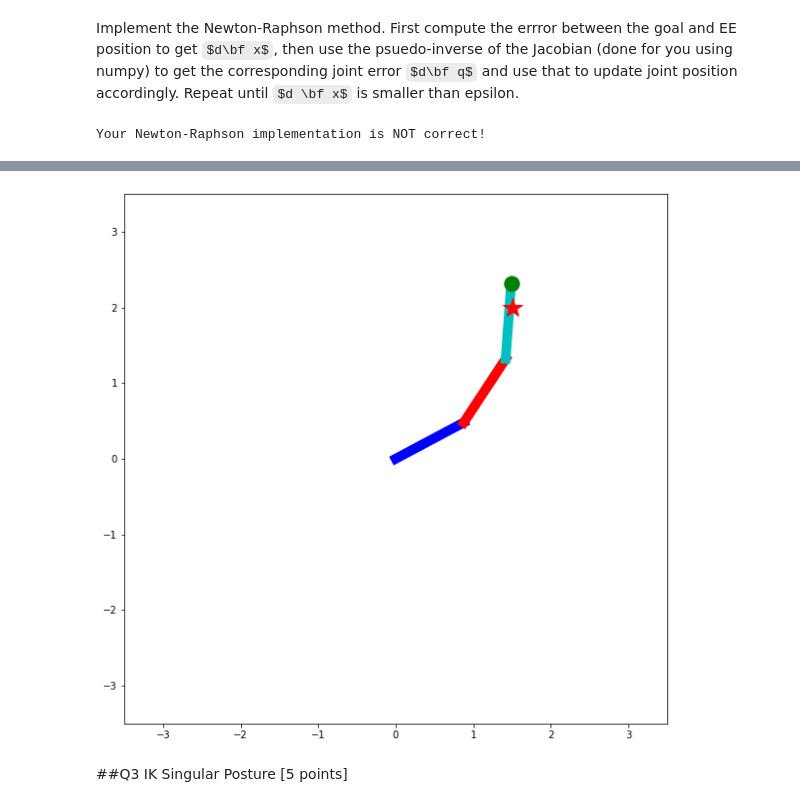
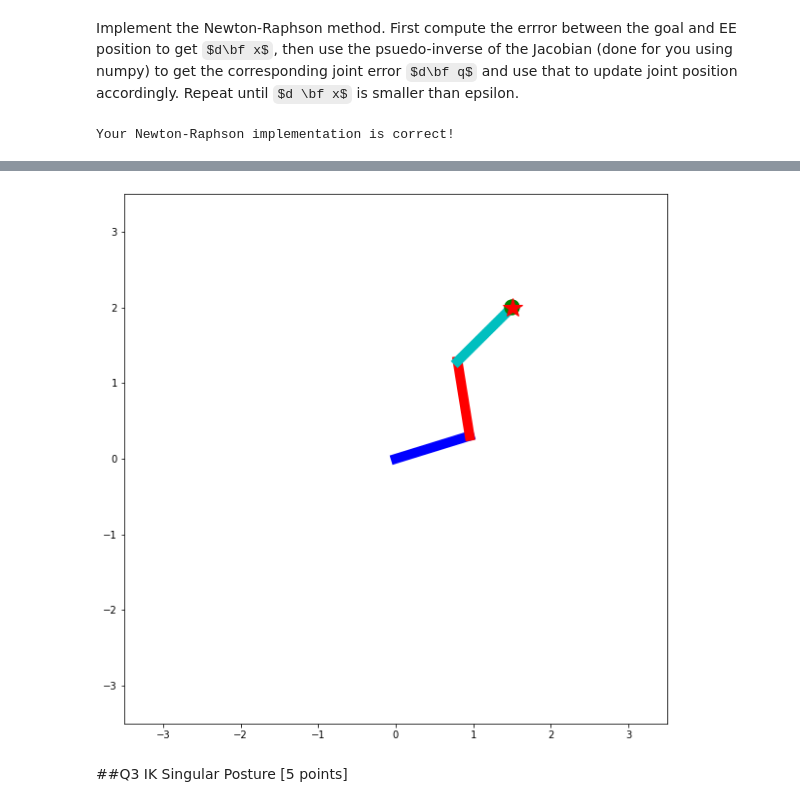
Before and after one commit to vdlphm/CS403-Fall-2023, a Jupyter notebook: hws/hw2/hw2.ipynb, the cells around one changed output, grey strips where cells are left out. Saved outputs shown, nothing was run; the diff lists cells and outputs as text; code cells hidden in the pictures; some formulas as TeX source.

```diff
--- a/hws/hw2/hw2.ipynb
+++ b/hws/hw2/hw2.ipynb
@@ -156,9 +156,9 @@ def build_jacobian(l1=1, l2=1, l3=1):
         J = [[], [], []]
 
         J[0] = [-l1*np.sin(q0) - l2*np.sin(q0 + q1) - l3*np.sin(q0 + q1 + q2),
-                -l2 * np.sin(q0 + q2) - l3 * np.sin(q0 + q1 + q2),
+                -l2 * np.sin(q0 + q1) - l3 * np.sin(q0 + q1 + q2),
                 -l3 * np.sin(q0 + q1 + q2)] # Your answers here
-        J[1] = [l1*np.cos(q0) + l2*np.cos(q0 + q1) - l3*np.cos(q0 + q1 + q2),
+        J[1] = [l1*np.cos(q0) + l2*np.cos(q0 + q1) + l3*np.cos(q0 + q1 + q2),
                 l2 * np.cos(q0 + q1) + l3 * np.cos(q0 + q1 + q2),
                 l3 * np.cos(q0 + q1 + q2)] # Your answers here
         J[2] = [1, 1, 1] # Your answers here
@@ -229,37 +229,43 @@ def newton_IK(x_goal, q_init):
   d_x = x_goal - forward_kinematics(qi) # Your code here
 
   # Small value at which we stop iterating if the error is smaller
   epsilon = 0.01
-  step_size = 0.2
+  step_size = 0.1
   iter = 0
   # Complete while loop
-  while (iter<100): # Your code here
+  while (np.linalg.norm(d_x) > epsilon and iter<100): # Your code here
     # Your code here
+    J = jacobian(qi)
+    J_I = np.linalg.pinv(J)
+    d_q = np.matmul(J_I, d_x)
+    qi += step_size * d_q
+    q_anim += [qi.copy()]
+    d_x = x_goal - forward_kinematics(qi)
     iter += 1
   # Returns final joint position and joint data for animation
   return (qi, q_anim)
 
 
 
 # A test to see if your implementation is correct
 x_goal = np.array([1.5, 2, pi/4])
 qi, q_anim = newton_IK(x_goal, np.array([0.5, 0.5, 0.5]))
 sol = [0.31012806, 1.42090816, -0.94563806]
 same = True
 for i in range(3):
     if abs(sol[i] - qi[i]) > 0.02:
       same = False
 if same:
     print("Your Newton-Raphson implementation is correct!")
 else:
     print("Your Newton-Raphson implementation is NOT correct!")
 
 anim = plot_planar_manipulator(np.array(q_anim), L1, L2, L3, target=x_goal, interval= 1)
 HTML(anim.to_html5_video())
 # %% [output]
-Your Newton-Raphson implementation is NOT correct!
+Your Newton-Raphson implementation is correct!
 [interactive output not drawn]
-[figure, old version]
+[figure, new version]
 # %% [markdown]
 ##Q3 IK Singular Posture [5 points]
 # %% [markdown]
```
Also changed, not shown: parts of 4 cells of this notebook.
